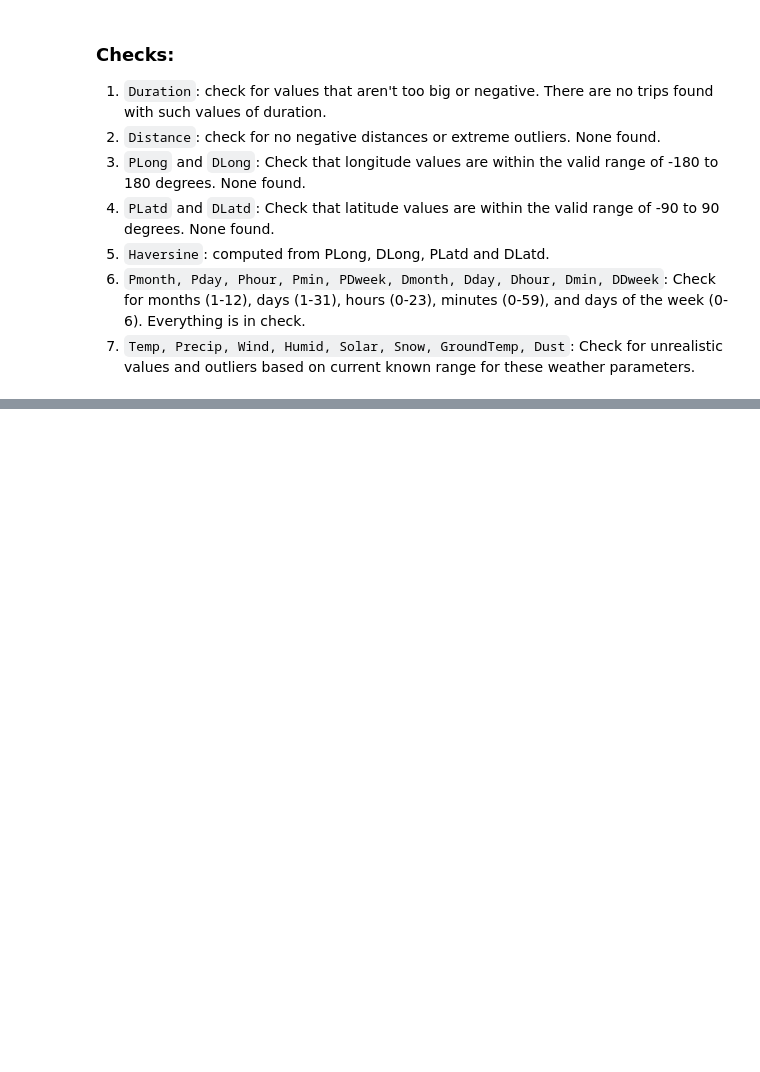
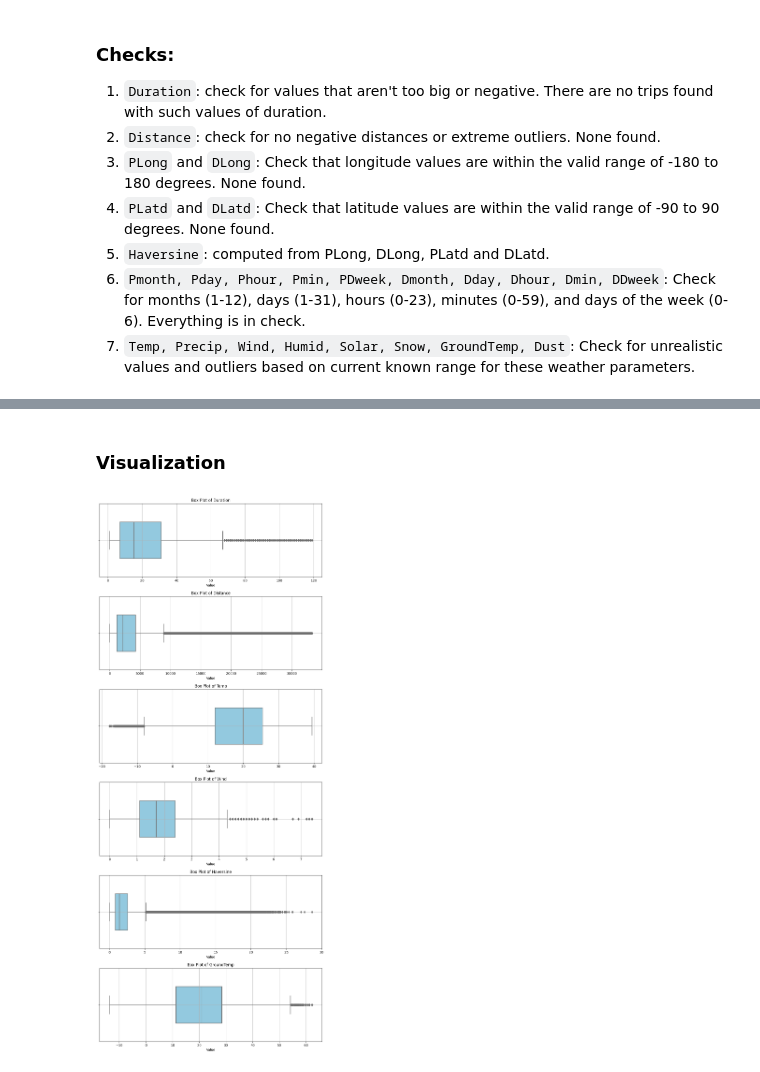
Before and after one commit to dp2292/CP01-Data-Alchemists, a Jupyter notebook: CP01_Data_Alchemists.ipynb, the cells around one changed output, grey strips where cells are left out. Cells and saved outputs as stored; diff of their text form; code cells hidden in the pictures; blank space fills up the shorter version.

```diff
--- a/CP01_Data_Alchemists.ipynb
+++ b/CP01_Data_Alchemists.ipynb
@@ -153,0 +222,4 @@ There are no trips found with such values of duration.
+# %%
+#Remove all duplicates
+filtered_data.drop_duplicates(inplace=True)
+print("Dataset size after removing duplicates:", filtered_data.shape)
@@ -153,0 +232,42 @@ There are no trips found with such values of duration.
+# %%
+columns_to_check = ['GroundTemp', 'Solar', 'Dust', 'Phour']
+
+# Calculate the quartiles and IQR for the specified columns
+Q1 = filtered_data[columns_to_check].quantile(0.25)
+Q3 = filtered_data[columns_to_check].quantile(0.75)
+IQR = Q3 - Q1
+
+# Define the lower and upper bounds for outlier detection
+lower_bound = Q1 - 1.5 * IQR
+upper_bound = Q3 + 1.5 * IQR
+
+# Create a boolean mask for outliers in each column
+outliers_mask = ((filtered_data[columns_to_check] < lower_bound) | (filtered_data[columns_to_check] > upper_bound)).any(axis=1)
+
+# Apply the mask to remove rows with outliers
+filtered_data = filtered_data[~outliers_mask]
+# %% [markdown]
+### Visualization
+# %%
+columns_to_plot = [
+    'Duration', 'Distance','Temp','Wind','Haversine', 'GroundTemp'
+]
+
+num_plots = len(columns_to_plot)
+fig, axes = plt.subplots(num_plots, 1, figsize=(10, 4*num_plots))
+
+
+sns.set(style="whitegrid")
+
+for i, column in enumerate(columns_to_plot):
+    ax = axes[i]
+    sns.boxplot(x=filtered_data[column], ax=ax, color='skyblue', width=0.5)
+    ax.set_title(f'Box Plot of {column}')
+    ax.set_xlabel('Value')
+    ax.set_ylabel('')
+    ax.grid(True)
+
+plt.tight_layout()
+plt.show()
+# %% [output]
+[figure, added]
```
Also changed, not shown: parts of 38 cells of this notebook.
